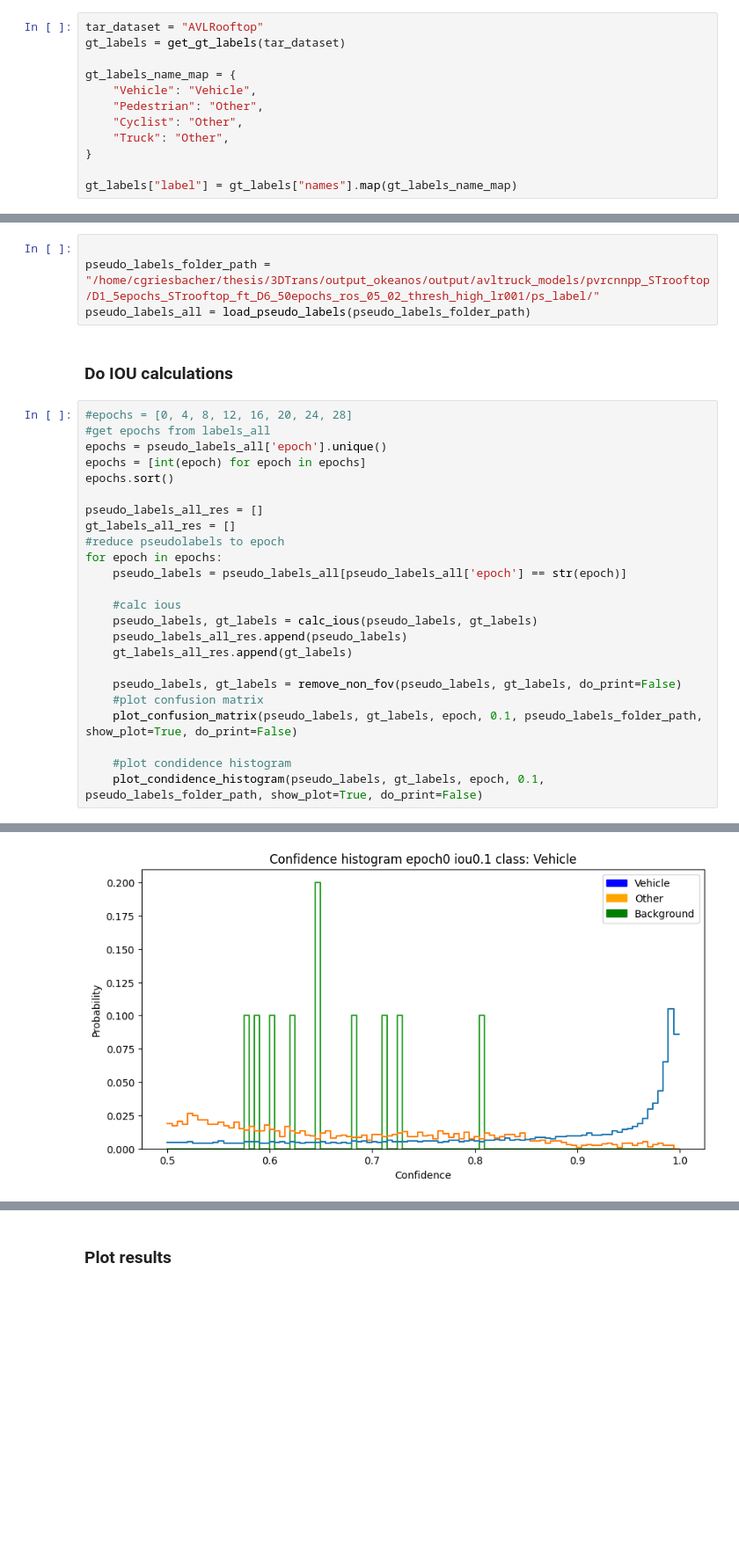
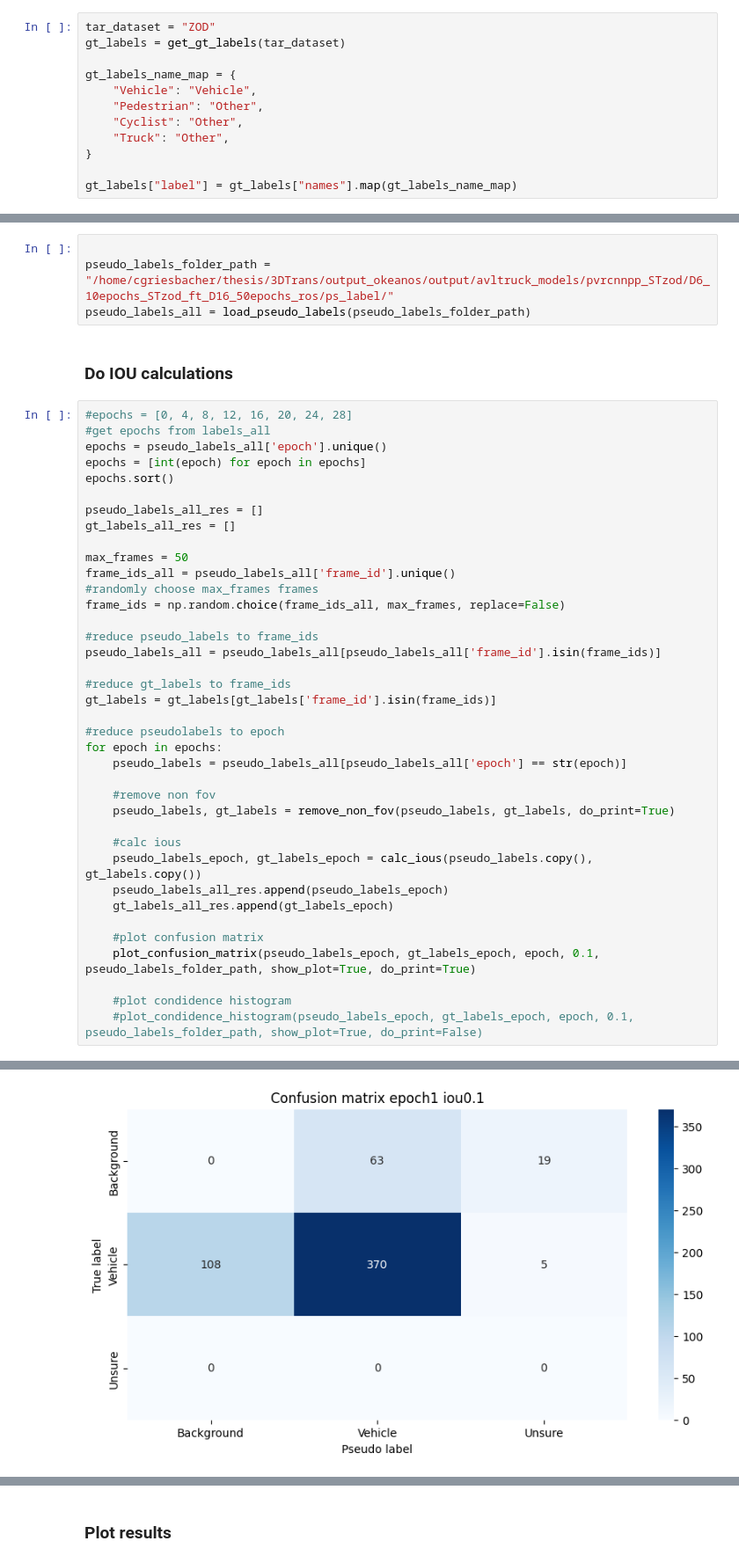
Before and after one commit to griesbchr/3DTrans, a Jupyter notebook: tools/misc/analyze_pseudo_labels.ipynb, the cells around one changed output, grey strips where cells are left out. Shown at 88% size. Cells and saved outputs as stored; diff of their text form; blank space fills up the shorter version.

```diff
--- a/tools/misc/analyze_pseudo_labels.ipynb
+++ b/tools/misc/analyze_pseudo_labels.ipynb
@@ -379,7 +413,7 @@ def plot_condidence_histogram(pseudo_labels, gt_labels, epochs, iou_threshold, p
 # %% [markdown]
 ### Load gt labels
 # %%
-tar_dataset = "AVLRooftop"
+tar_dataset = "ZOD"
 gt_labels = get_gt_labels(tar_dataset)
 
 gt_labels_name_map = {
@@ -396,7 +430,7 @@ Dropped 2796 rows with NaNs
 ### Load pseudo labels
 # %%
 
-pseudo_labels_folder_path = "/home/cgriesbacher/thesis/3DTrans/output_okeanos/output/avltruck_models/pvrcnnpp_STrooftop/D1_5epochs_STrooftop_ft_D6_50epochs_ros_05_02_thresh_high_lr001/ps_label/"
+pseudo_labels_folder_path = "/home/cgriesbacher/thesis/3DTrans/output_okeanos/output/avltruck_models/pvrcnnpp_STzod/D6_10epochs_STzod_ft_D16_50epochs_ros/ps_label/"
 pseudo_labels_all = load_pseudo_labels(pseudo_labels_folder_path)
 # %% [markdown]
 ### Do IOU calculations
@@ -409,19 +443,33 @@ epochs.sort()
 
 pseudo_labels_all_res = []
 gt_labels_all_res = []
+
+max_frames = 50
+frame_ids_all = pseudo_labels_all['frame_id'].unique()
+#randomly choose max_frames frames
+frame_ids = np.random.choice(frame_ids_all, max_frames, replace=False)
+
+#reduce pseudo_labels to frame_ids
+pseudo_labels_all = pseudo_labels_all[pseudo_labels_all['frame_id'].isin(frame_ids)]
+
+#reduce gt_labels to frame_ids
+gt_labels = gt_labels[gt_labels['frame_id'].isin(frame_ids)]
+
 #reduce pseudolabels to epoch
 for epoch in epochs:
     pseudo_labels = pseudo_labels_all[pseudo_labels_all['epoch'] == str(epoch)]
 
+    #remove non fov
+    pseudo_labels, gt_labels = remove_non_fov(pseudo_labels, gt_labels, do_print=True)
+
     #calc ious
-    pseudo_labels, gt_labels = calc_ious(pseudo_labels, gt_labels)
-    pseudo_labels_all_res.append(pseudo_labels)
-    gt_labels_all_res.append(gt_labels)
+    pseudo_labels_epoch, gt_labels_epoch = calc_ious(pseudo_labels.copy(), gt_labels.copy())
+    pseudo_labels_all_res.append(pseudo_labels_epoch)
+    gt_labels_all_res.append(gt_labels_epoch)
 
-    pseudo_labels, gt_labels = remove_non_fov(pseudo_labels, gt_labels, do_print=False)
     #plot confusion matrix
-    plot_confusion_matrix(pseudo_labels, gt_labels, epoch, 0.1, pseudo_labels_folder_path, show_plot=True, do_print=False)
+    plot_confusion_matrix(pseudo_labels_epoch, gt_labels_epoch, epoch, 0.1, pseudo_labels_folder_path, show_plot=True, do_print=True)
 
     #plot condidence histogram
-    plot_condidence_histogram(pseudo_labels, gt_labels, epoch, 0.1, pseudo_labels_folder_path, show_plot=True, do_print=False)
+    #plot_condidence_histogram(pseudo_labels_epoch, gt_labels_epoch, epoch, 0.1, pseudo_labels_folder_path, show_plot=True, do_print=False)
 # %% [output]
@@ -429 +524 @@ for epoch in epochs:
-[figure, old version]
+[figure, new version]
```
Also changed, not shown: parts of 7 cells of this notebook, 3 other files.
